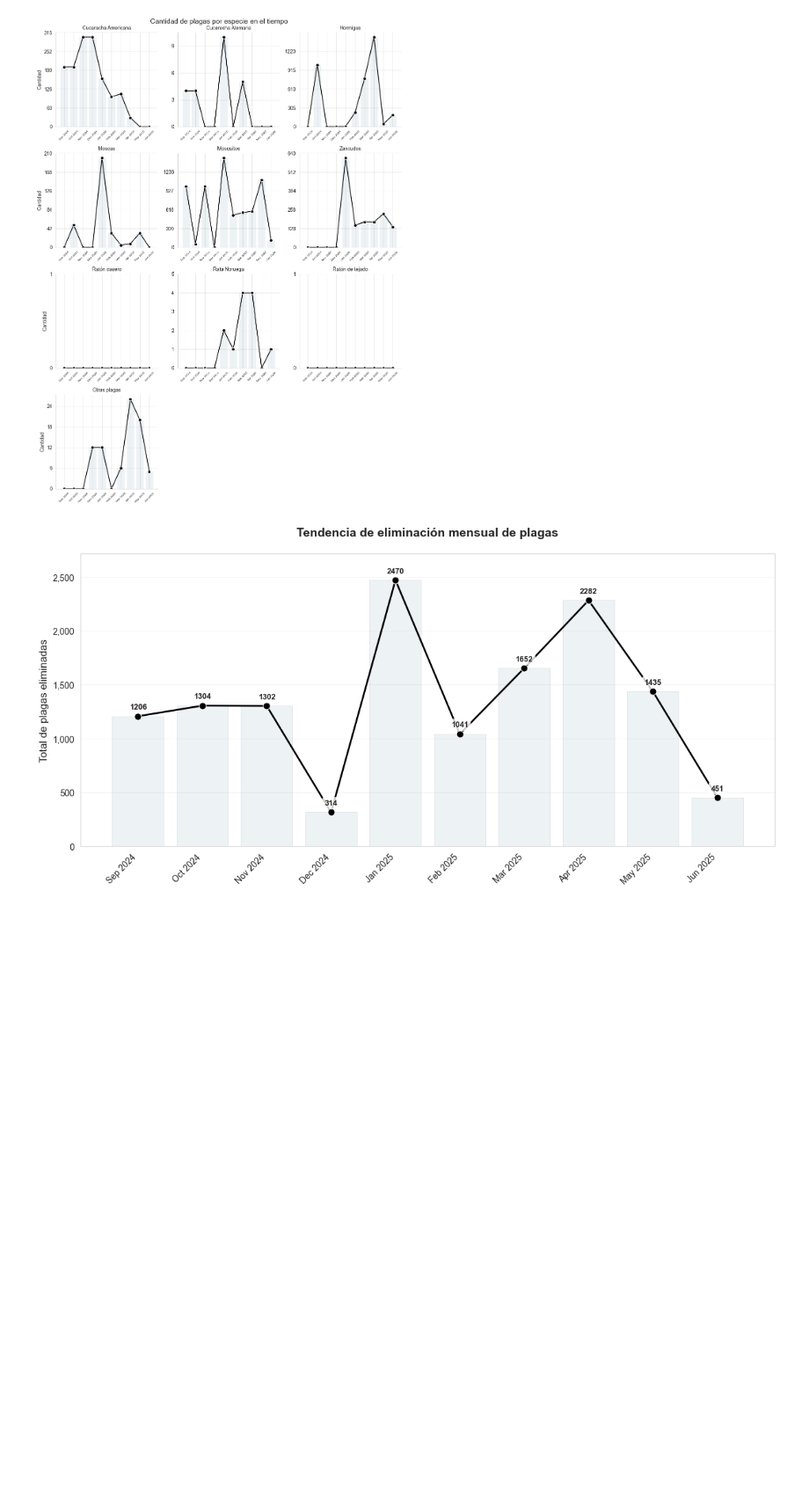
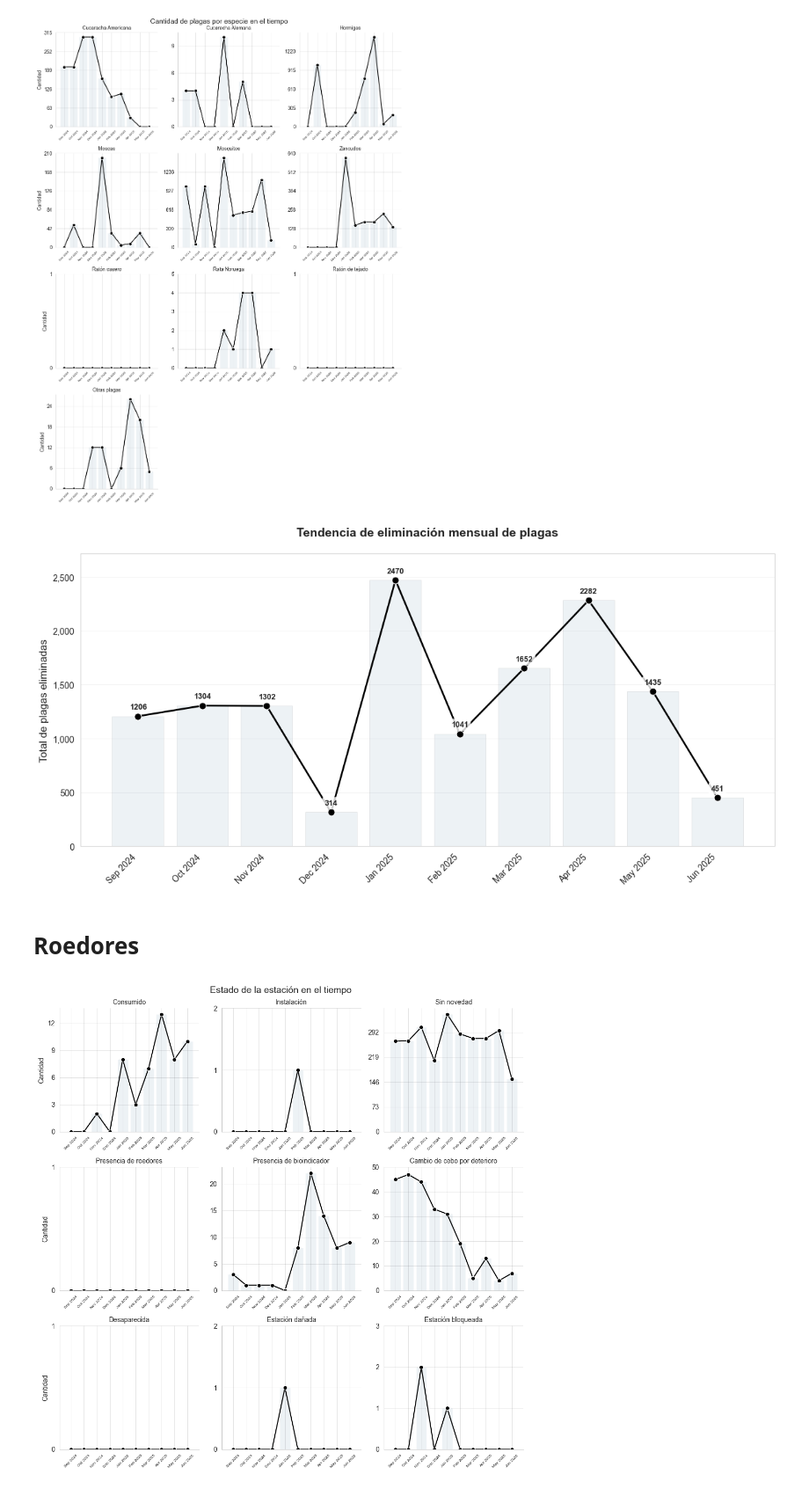
Before and after one commit to juanpaat/Serviplagas, a Jupyter notebook: Notebook.ipynb, the cells around one changed output. Shown at 88% size. Drawn from its saved outputs; the diff is of its cells as text; code cells hidden in the pictures; blank space fills up the shorter version.

Commit message:
avances en lamparas y roedores

```diff
--- a/Notebook.ipynb
+++ b/Notebook.ipynb
@@ -13,4 +18,8 @@ import seaborn as sns
 # %%
-df = load_data('data/Preventivos.csv')
+df_preventivo = load_data('data/Preventivos.csv')
+df_roedores = load_data('data/Roedores.csv')
+df_lamparas = load_data('data/Lámparas.csv')
 # %%
-df_limpio = transform_preventivos_df(df)
+df_preventivo = transform_preventivos_df(df_preventivo)
+df_roedores = transform_roedores_df(df_roedores)
+df_lamparas = transform_lamparas_df(df_lamparas)
@@ -41,2 +54,8 @@ generate_total_plagas_trend_plot(df_limpio)
 # %% [output]
 [figure]
+# %% [markdown]
+# Roedores
+# %%
+generate_roedores_station_status_plot(df_roedores)
+# %% [output]
+[figure, added]
```
Also changed, not shown: parts of 8 cells of this notebook, 8 other files.
